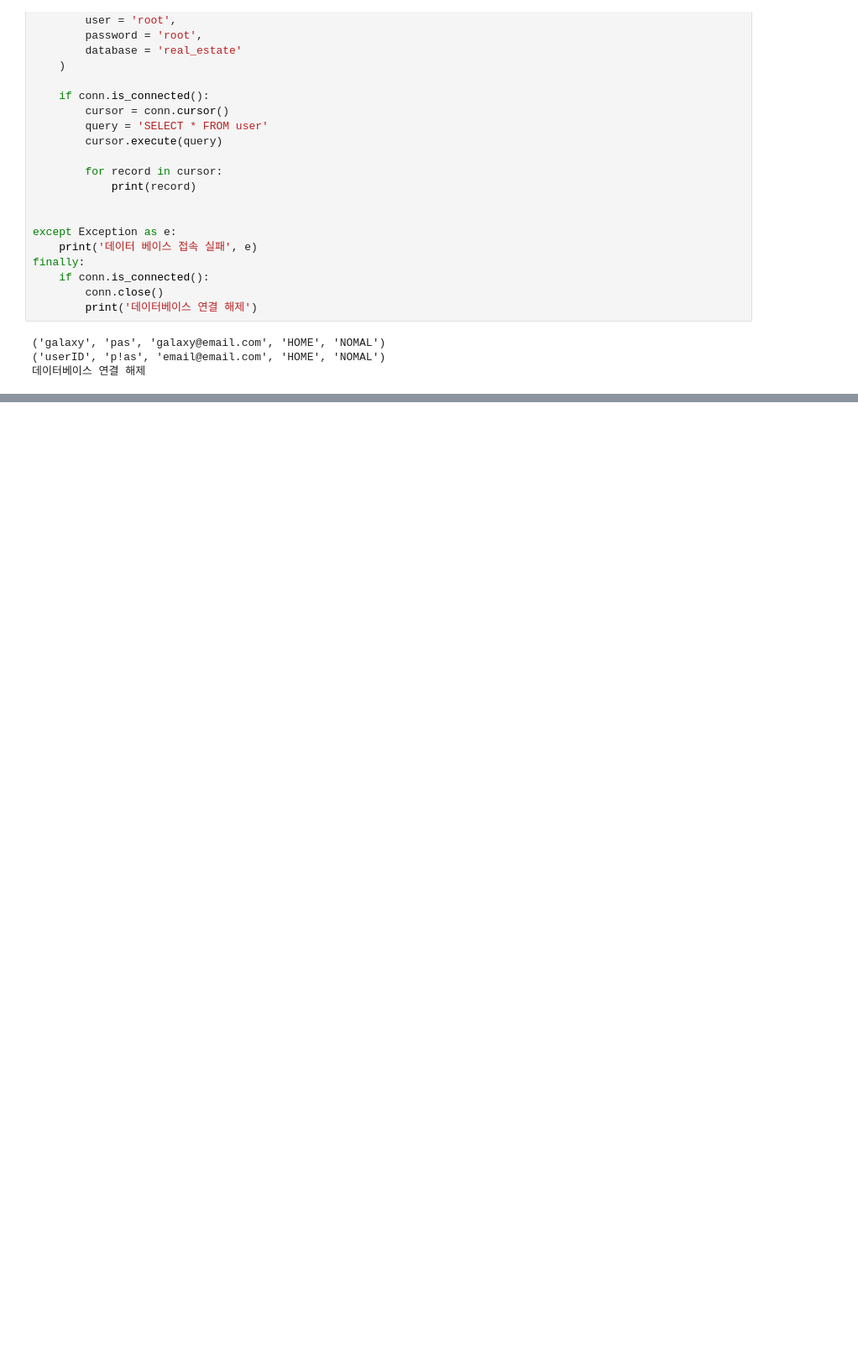
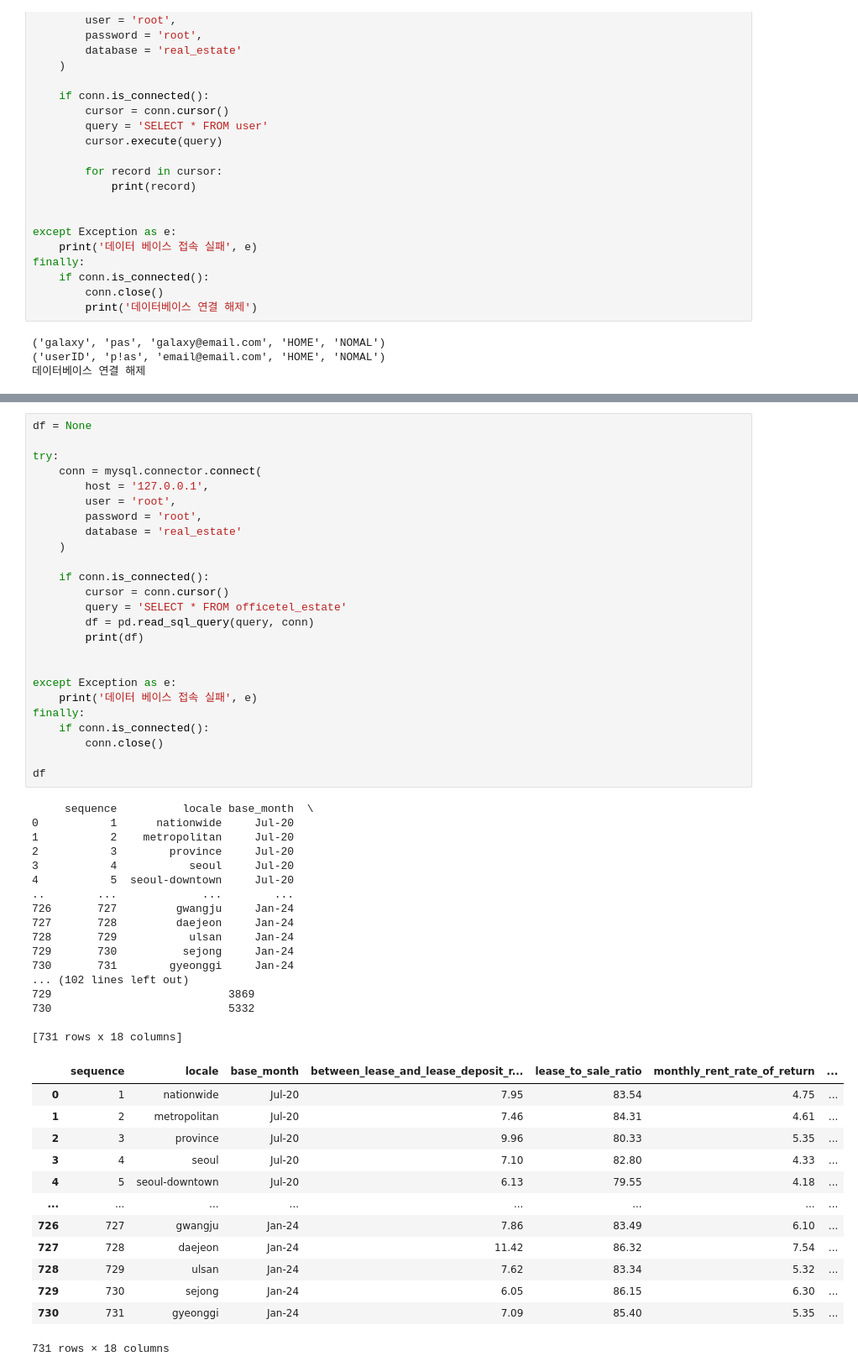
Before and after one commit to heesanggod/pythonworkspace, a Jupyter notebook: pandas_data_analysis/pandas_data_import_export.ipynb, the cells around one changed output, grey strips where cells are left out. Shown: that part at 84% size. Drawn from its saved outputs; the diff is of its cells as text; blank space fills up the shorter version.

```diff
--- a/pandas_data_analysis/pandas_data_import_export.ipynb
+++ b/pandas_data_analysis/pandas_data_import_export.ipynb
@@ -195,0 +225,56 @@ finally:
+# %%
+df = None
+
+try:
+    conn = mysql.connector.connect(
+        host = '127.0.0.1',
+        user = 'root',
+        password = 'root',
+        database = 'real_estate'
+    )
+
+    if conn.is_connected():
+        cursor = conn.cursor()
+        query = 'SELECT * FROM officetel_estate'
+        df = pd.read_sql_query(query, conn)
+        print(df)
+
+
+except Exception as e:
+    print('데이터 베이스 접속 실패', e)
+finally:
+    if conn.is_connected():
+        conn.close()
+
+df
+# %% [output]
+     sequence          locale base_month  \
+0           1      nationwide     Jul-20
+1           2    metropolitan     Jul-20
+2           3        province     Jul-20
+3           4           seoul     Jul-20
+4           5  seoul-downtown     Jul-20
+..        ...             ...        ...
+726       727         gwangju     Jan-24
+727       728         daejeon     Jan-24
+728       729           ulsan     Jan-24
+729       730          sejong     Jan-24
+730       731        gyeonggi     Jan-24
+... (102 lines left out)
+729                           3869
+730                           5332
+
+[731 rows x 18 columns]
+|  | sequence | locale | base_month | between_lease_and_lease_deposit_r... | lease_to_sale_ratio | monthly_rent_rate_of_return | ... |
+| 0 | 1 | nationwide | Jul-20 | 7.95 | 83.54 | 4.75 | ... |
+| 1 | 2 | metropolitan | Jul-20 | 7.46 | 84.31 | 4.61 | ... |
+| 2 | 3 | province | Jul-20 | 9.96 | 80.33 | 5.35 | ... |
+| 3 | 4 | seoul | Jul-20 | 7.10 | 82.80 | 4.33 | ... |
+| 4 | 5 | seoul-downtown | Jul-20 | 6.13 | 79.55 | 4.18 | ... |
+| ... | ... | ... | ... | ... | ... | ... | ... |
+| 726 | 727 | gwangju | Jan-24 | 7.86 | 83.49 | 6.10 | ... |
+| 727 | 728 | daejeon | Jan-24 | 11.42 | 86.32 | 7.54 | ... |
+| 728 | 729 | ulsan | Jan-24 | 7.62 | 83.34 | 5.32 | ... |
+| 729 | 730 | sejong | Jan-24 | 6.05 | 86.15 | 6.30 | ... |
+| 730 | 731 | gyeonggi | Jan-24 | 7.09 | 85.40 | 5.35 | ... |
+731 rows × 18 columns
```
Also changed, not shown: parts of 2 cells of this notebook.
